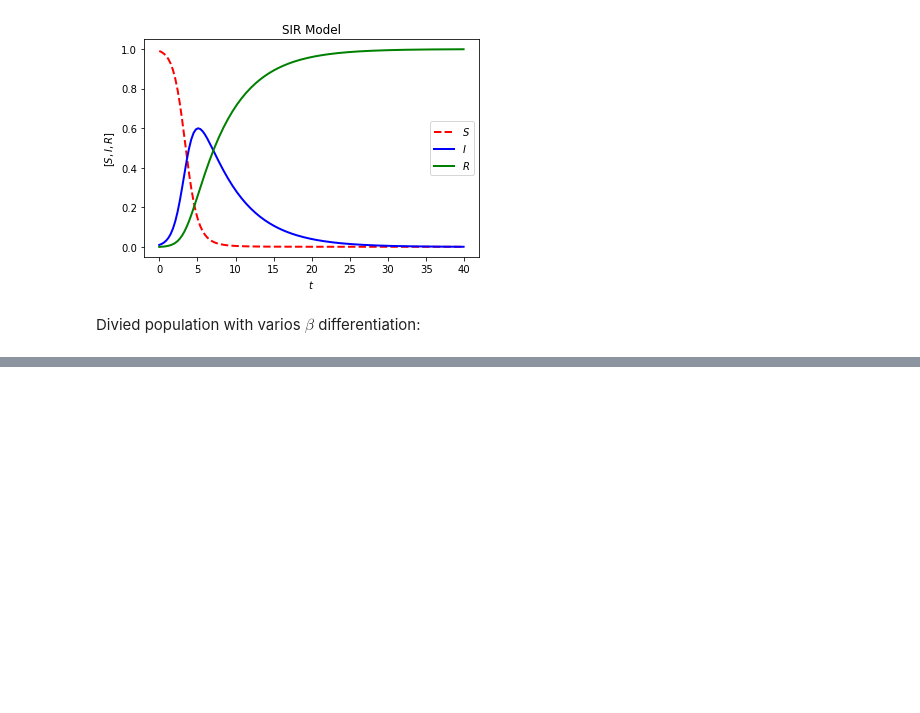
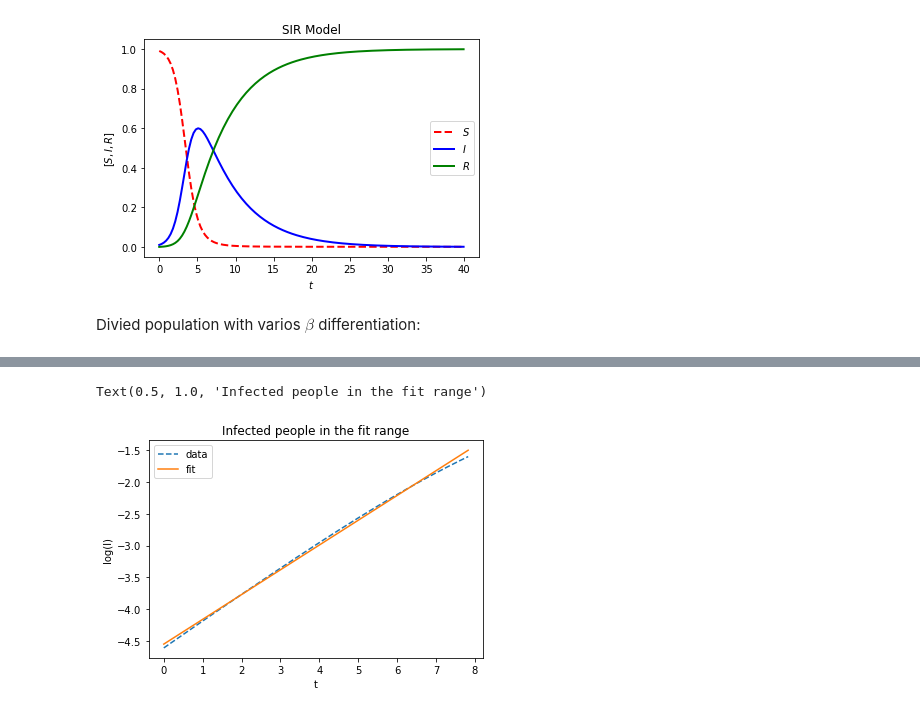
Before and after one commit to ParimahSafarian/Inequality-and-COVID-19, a Jupyter notebook: Fitting_Examiniation.ipynb, the cells around one changed output, grey strips where cells are left out. Saved outputs shown, nothing was run; the diff lists cells and outputs as text; code cells hidden in the pictures; blank space fills up the shorter version.

```diff
--- a/Fitting_Examiniation.ipynb
+++ b/Fitting_Examiniation.ipynb
@@ -124,0 +118,14 @@ fit_equation(k[:, 1])
+# %%
+begin, end = find_range(Itot)
+a, b = np.polyfit(t[begin:end], np.log(list(Itot[begin:end])), 1)
+
+plt.plot(t[begin:end], np.log(list(Itot[begin:end])), '--', label = 'data')
+plt.plot(t[begin:end], a * t[begin:end] + b, label = 'fit')
+
+plt.legend()
+plt.ylabel('log(I)')
+plt.xlabel('t')
+plt.title('Infected people in the fit range')
+# %% [output]
+Text(0.5, 1.0, 'Infected people in the fit range')
+[figure, added]
```
Also changed, not shown: parts of 19 cells of this notebook.
